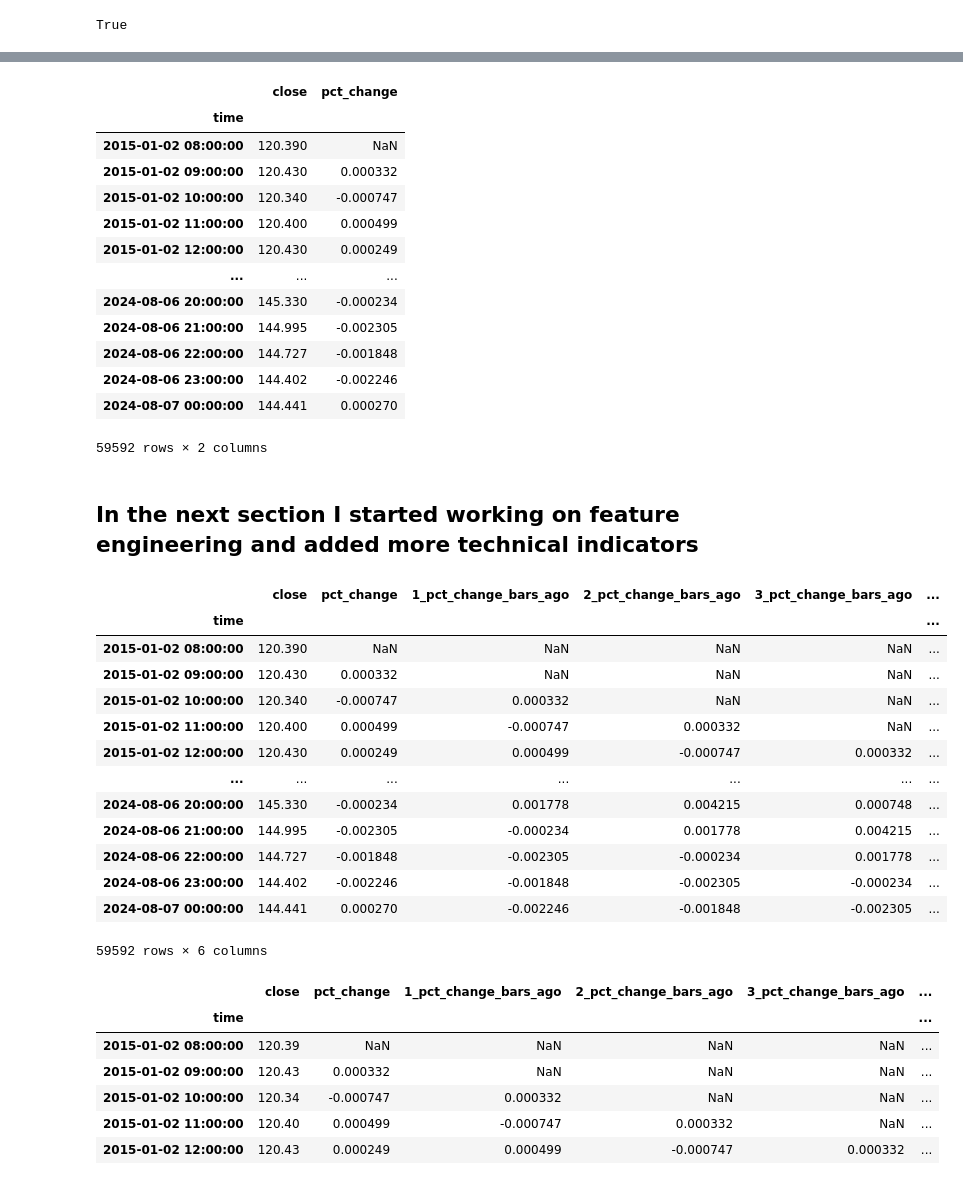
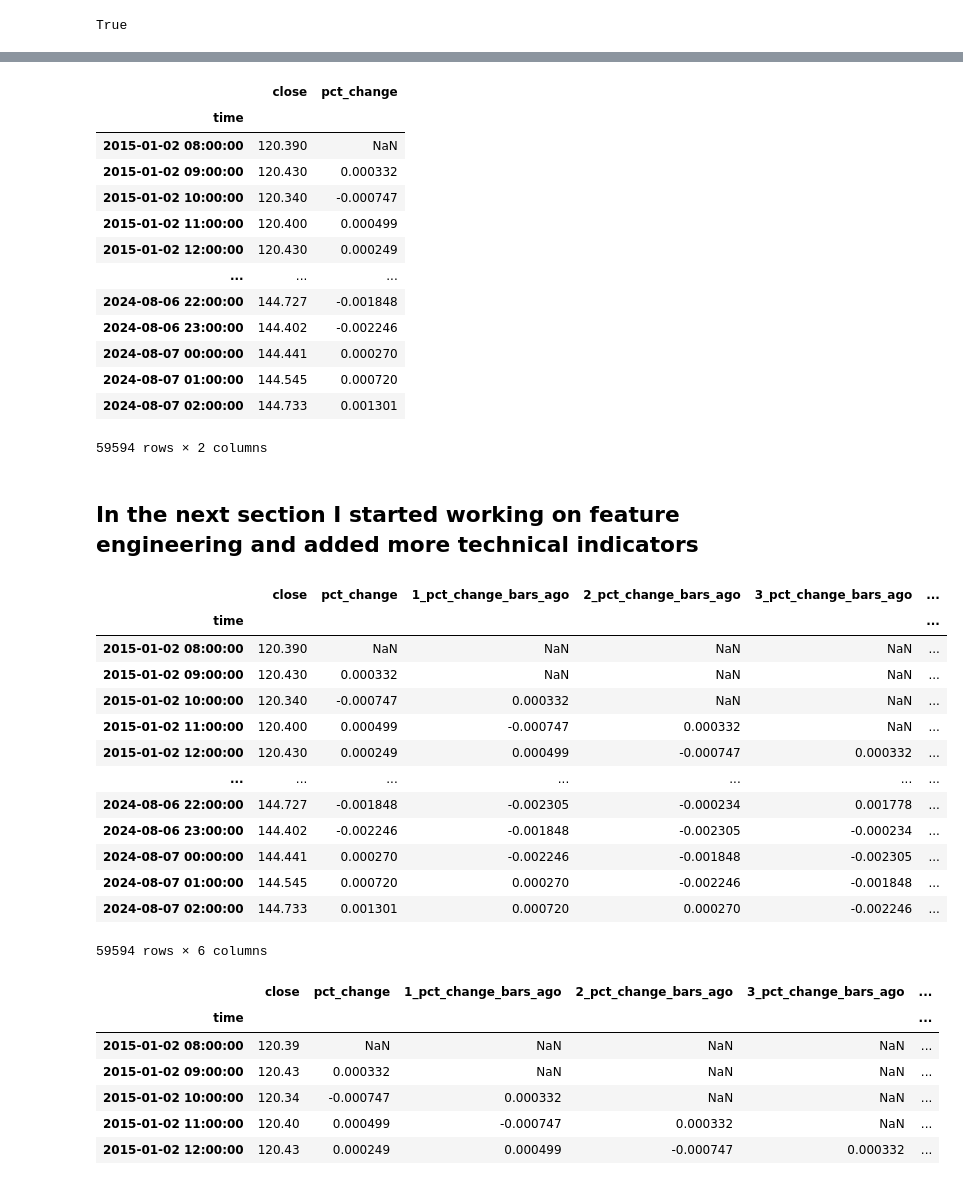
Before and after one commit to YarosInter/Time-Series-LinearRegression, a Jupyter notebook: LinearRegression Model.ipynb, the cells around one changed output, grey strips where cells are left out. Drawn from its saved outputs; the diff is of its cells as text; code cells hidden in the pictures.

```diff
--- a/LinearRegression Model.ipynb
+++ b/LinearRegression Model.ipynb
@@ -45,6 +45,7 @@ df
 # %%
-df = df[["close"]]
-df
+df_copy = df.copy()
+df_copy = df_copy[["close"]]
+df_copy
 # %% [output]
 |  | close |
 | time |  |
@@ -63,7 +64,7 @@ df
 # %%
 # Here I added a new column with the percent change between the close price and the previous close price
-df["pct_change"] = df["close"].pct_change(1)
-df
+df_copy["pct_change"] = df_copy["close"].pct_change(1)
+df_copy
 # %% [output]
 |  | close | pct_change |
 | time |  |  |
@@ -73,35 +74,35 @@ df
 | 2015-01-02 11:00:00 | 120.400 | 0.000499 |
 | 2015-01-02 12:00:00 | 120.430 | 0.000249 |
 | ... | ... | ... |
-| 2024-08-06 20:00:00 | 145.330 | -0.000234 |
-| 2024-08-06 21:00:00 | 144.995 | -0.002305 |
 | 2024-08-06 22:00:00 | 144.727 | -0.001848 |
 | 2024-08-06 23:00:00 | 144.402 | -0.002246 |
 | 2024-08-07 00:00:00 | 144.441 | 0.000270 |
+| 2024-08-07 01:00:00 | 144.545 | 0.000720 |
+| 2024-08-07 02:00:00 | 144.733 | 0.001301 |
-59592 rows × 2 columns
+59594 rows × 2 columns
 # %% [markdown]
 ## In the next section I started working on feature engineering and added more technical indicators
 # %%
 # Here were added columns with shifted values of the pct_change column
 # The function "add_shifted_columns" was added to the data.py file
 
-df = data.add_shifted_columns(df,4, "pct_change")
-df
+df_copy = data.add_shifted_columns(df_copy,4, "pct_change")
+df_copy
 # %% [output]
 |  | close | pct_change | 1_pct_change_bars_ago | 2_pct_change_bars_ago | 3_pct_change_bars_ago | ... |
 | time |  |  |  |  |  | ... |
 | 2015-01-02 08:00:00 | 120.390 | NaN | NaN | NaN | NaN | ... |
 | 2015-01-02 09:00:00 | 120.430 | 0.000332 | NaN | NaN | NaN | ... |
 | 2015-01-02 10:00:00 | 120.340 | -0.000747 | 0.000332 | NaN | NaN | ... |
 | 2015-01-02 11:00:00 | 120.400 | 0.000499 | -0.000747 | 0.000332 | NaN | ... |
 | 2015-01-02 12:00:00 | 120.430 | 0.000249 | 0.000499 | -0.000747 | 0.000332 | ... |
 | ... | ... | ... | ... | ... | ... | ... |
-| 2024-08-06 20:00:00 | 145.330 | -0.000234 | 0.001778 | 0.004215 | 0.000748 | ... |
-| 2024-08-06 21:00:00 | 144.995 | -0.002305 | -0.000234 | 0.001778 | 0.004215 | ... |
 | 2024-08-06 22:00:00 | 144.727 | -0.001848 | -0.002305 | -0.000234 | 0.001778 | ... |
 | 2024-08-06 23:00:00 | 144.402 | -0.002246 | -0.001848 | -0.002305 | -0.000234 | ... |
 | 2024-08-07 00:00:00 | 144.441 | 0.000270 | -0.002246 | -0.001848 | -0.002305 | ... |
+| 2024-08-07 01:00:00 | 144.545 | 0.000720 | 0.000270 | -0.002246 | -0.001848 | ... |
+| 2024-08-07 02:00:00 | 144.733 | 0.001301 | 0.000720 | 0.000270 | -0.002246 | ... |
-59592 rows × 6 columns
+59594 rows × 6 columns
 # %%
 # A Simple Moving Average indicator was created and shifted one row so the outcome value of the previous time stamp
 # make sence to predict the current value
```
Also changed, not shown: parts of 13 cells of this notebook.
